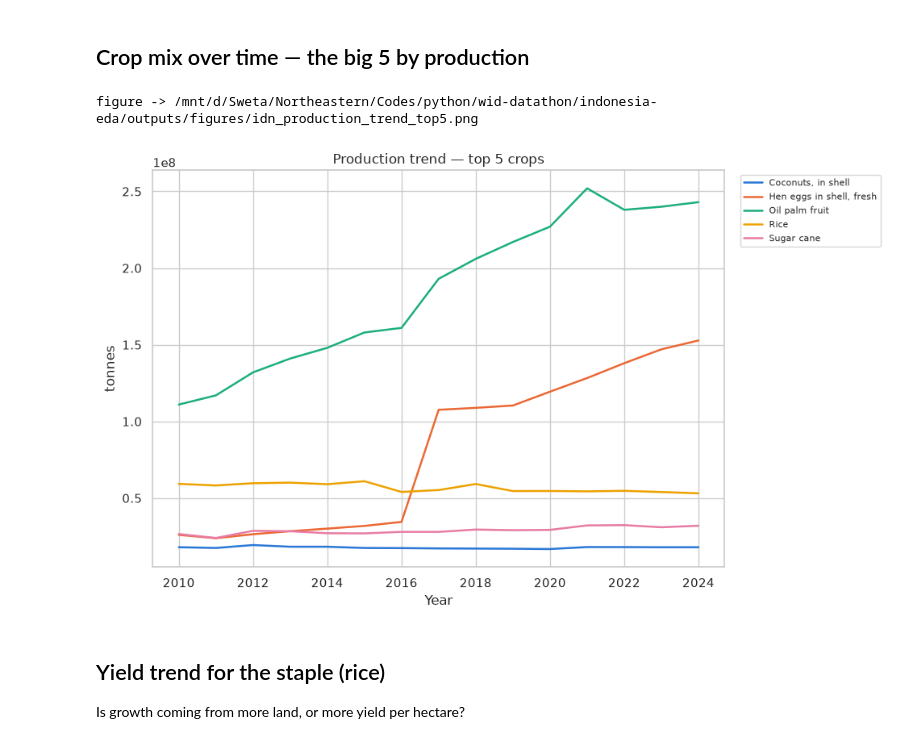
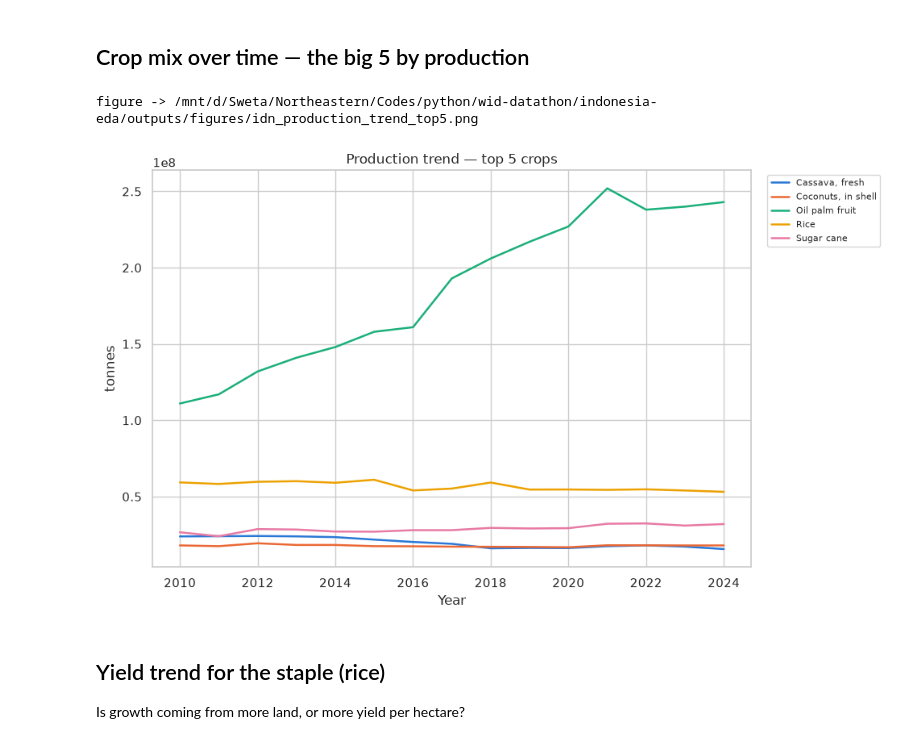
Before and after one commit to msweta02/wid-datathon, a Jupyter notebook: indonesia-eda/notebooks/02_what_it_grows.ipynb, the cells around one changed output. Drawn from its saved outputs; the diff is of its cells as text; code cells hidden in the pictures.

```diff
--- a/indonesia-eda/notebooks/02_what_it_grows.ipynb
+++ b/indonesia-eda/notebooks/02_what_it_grows.ipynb
@@ -24,6 +24,9 @@ latest year: 2024
 # %%
 prod = qcl[(qcl['Element'] == 'Production') & (qcl['year'] == LATEST)]
 prod = drop_item_aggregates(prod)
+# FAOSTAT mixes units inside 'Production' (crops in t, eggs in '1000 No'). Ranking
+# without this filter sums 146bn eggs into the tonnage and puts eggs at #2.
+prod = tonnes_only(prod)
 top_prod = prod.groupby('Item')['value'].sum().sort_values(ascending=False)
 fig, ax = viz.barh_ranking(top_prod, f'Top crops by production — {LATEST} (t)', 'tonnes', n=12)
 viz.save(fig, 'idn_top_crops_by_production')
@@ -107,14 +110,14 @@ Name: value, dtype: float64
 ## Crop mix over time — the big 5 by production
 # %%
 focus = list(top_prod.head(5).index)
-trend = qcl[(qcl['Element'] == 'Production') & (qcl['Item'].isin(focus))]
+trend = tonnes_only(qcl[(qcl['Element'] == 'Production') & (qcl['Item'].isin(focus))])
 fig, ax = viz.trend_over_time(trend, 'year', 'value', group_col='Item',
                               title='Production trend — top 5 crops', ylabel='tonnes')
 viz.save(fig, 'idn_production_trend_top5')
 plt.show()
 # %% [output]
 figure -> /mnt/d/Sweta/Northeastern/Codes/python/wid-datathon/indonesia-eda/outputs/figures/idn_production_trend_top5.png
-[figure, old version]
+[figure, new version]
 # %% [markdown]
 ## Yield trend for the staple (rice)
 Is growth coming from more land, or more yield per hectare?
```
Also changed, not shown: parts of 2 cells of this notebook, 5 other files.
